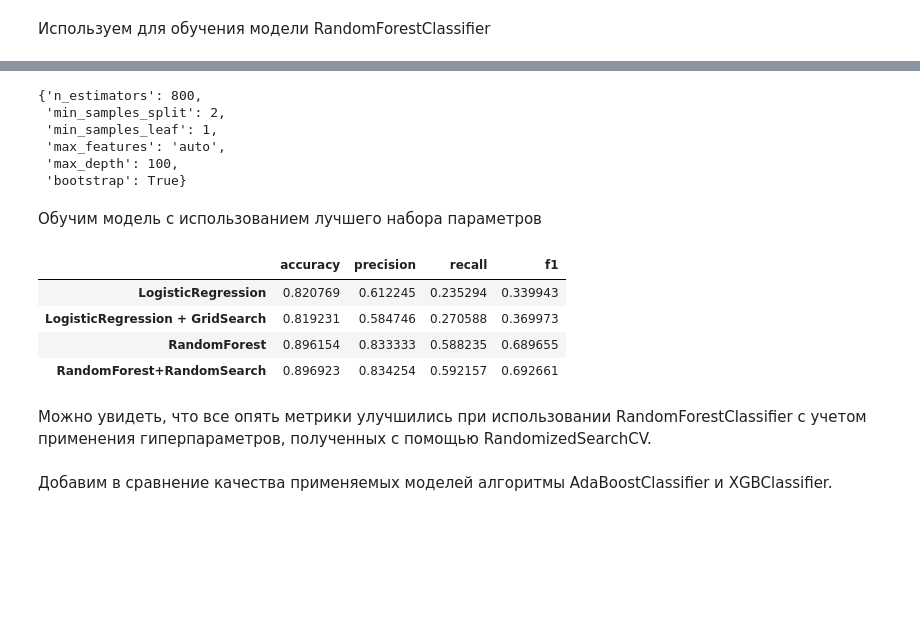
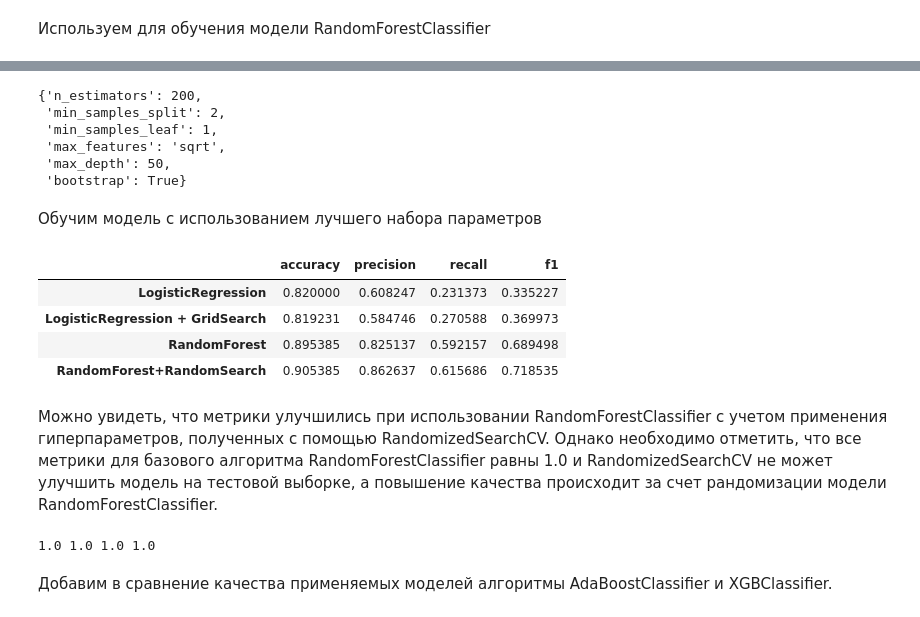
Before and after one commit to Nedolivko/Wine, a Jupyter notebook: Red_wine.ipynb, the cells around one changed output, grey strips where cells are left out. Cells and saved outputs as stored; diff of their text form; code cells hidden in the pictures; blank space fills up the shorter version.

```diff
--- a/Red_wine.ipynb
+++ b/Red_wine.ipynb
@@ -229,8 +229,8 @@ print(f"Количество строк в y_test по классам: {np.binco
 # %%
 # Инициализируем модель и обучим на тренировочной выборке
-clf = LogisticRegression(solver='liblinear', random_state=42)
-clf.fit(X_train, y_train)
-y_pred = clf.predict(X_test)
+clf_log_regr = LogisticRegression(solver='liblinear', random_state=42)
+clf_log_regr.fit(X_train, y_train)
+y_pred = clf_log_regr.predict(X_test)
 
 # Будем записывать метрики каждой модели для дальнейшего сравнения
 data_score = pd.DataFrame([[accuracy_score(y_test,y_pred), precision_score(y_test,y_pred), recall_score(y_test,y_pred), f1_score(y_test,y_pred)]], columns=['accuracy', 'precision', 'recall', 'f1'], index=['LogisticRegression'])
@@ -274,7 +277,7 @@ LogisticRegression(C=3.5938136638046276, max_iter=50, random_state=42,
 # %%
-clf = LogisticRegression(C=3.5938136638046276, max_iter=50, random_state=42, solver='newton-cg')
-clf.fit(X_train, y_train)
-y_pred = clf.predict(X_test)
+clf_log_regr_search = LogisticRegression(C=3.5938136638046276, max_iter=50, random_state=42, solver='newton-cg')
+clf_log_regr_search.fit(X_train, y_train)
+y_pred = clf_log_regr_search.predict(X_test)
 temp_df = pd.DataFrame([[accuracy_score(y_test,y_pred), precision_score(y_test,y_pred), recall_score(y_test,y_pred), f1_score(y_test,y_pred)]], columns=['accuracy', 'precision', 'recall', 'f1'], index=['LogisticRegression + GridSearch'])
 data_score = data_score.append(temp_df)
 data_score
@@ -285,9 +288,9 @@ data_score
 # %% [markdown]
 Используем для обучения модели RandomForestClassifier
 # %%
-clf = RandomForestClassifier()
-clf.fit(X_train, y_train)
-y_pred = clf.predict(X_test)
+clf_rand_for = RandomForestClassifier()
+clf_rand_for.fit(X_train, y_train)
+y_pred = clf_rand_for.predict(X_test)
 temp_df = pd.DataFrame([[accuracy_score(y_test,y_pred), precision_score(y_test,y_pred), recall_score(y_test,y_pred), f1_score(y_test,y_pred)]], columns=['accuracy', 'precision', 'recall', 'f1'], index=['RandomForest'])
 data_score = data_score.append(temp_df)
 # %%
@@ -335,29 +380,35 @@ RandomizedSearchCV(cv=3, estimator=RandomForestClassifier(), n_iter=100,
 # %%
 random_search.best_params_
 # %% [output]
-{'n_estimators': 800,
+{'n_estimators': 200,
  'min_samples_split': 2,
  'min_samples_leaf': 1,
- 'max_features': 'auto',
- 'max_depth': 100,
+ 'max_features': 'sqrt',
+ 'max_depth': 50,
  'bootstrap': True}
 # %% [markdown]
 Обучим модель с использованием лучшего набора параметров
 # %%
-clf = RandomForestClassifier(n_estimators=1400, min_samples_split=2,min_samples_leaf=1,max_features= 'auto', max_depth= 100, bootstrap=True)
-clf.fit(X_train, y_train)
-y_pred = clf.predict(X_test)
+clf_rand_for_search = RandomForestClassifier(n_estimators=200, min_samples_split=2, min_samples_leaf=1, max_features='sqrt', max_depth=50, bootstrap=True)
+clf_rand_for_search.fit(X_train, y_train)
+y_pred = clf_rand_for_search.predict(X_test)
 temp_df = pd.DataFrame([[accuracy_score(y_test,y_pred), precision_score(y_test,y_pred), recall_score(y_test,y_pred), f1_score(y_test,y_pred)]], columns=['accuracy', 'precision', 'recall', 'f1'], index=['RandomForest+RandomSearch'])
 data_score = data_score.append(temp_df)
 data_score
 # %% [output]
 |  | accuracy | precision | recall | f1 |
-| LogisticRegression | 0.820769 | 0.612245 | 0.235294 | 0.339943 |
+| LogisticRegression | 0.820000 | 0.608247 | 0.231373 | 0.335227 |
 | LogisticRegression + GridSearch | 0.819231 | 0.584746 | 0.270588 | 0.369973 |
-| RandomForest | 0.896154 | 0.833333 | 0.588235 | 0.689655 |
-| RandomForest+RandomSearch | 0.896923 | 0.834254 | 0.592157 | 0.692661 |
+| RandomForest | 0.895385 | 0.825137 | 0.592157 | 0.689498 |
+| RandomForest+RandomSearch | 0.905385 | 0.862637 | 0.615686 | 0.718535 |
 # %% [markdown]
-Можно увидеть, что все опять метрики улучшились при использовании RandomForestClassifier с учетом применения гиперпараметров, полученных с помощью RandomizedSearchCV.
+Можно увидеть, что метрики улучшились при использовании RandomForestClassifier с учетом применения гиперпараметров, полученных с помощью RandomizedSearchCV.
+Однако необходимо отметить, что все метрики для базового алгоритма RandomForestClassifier равны 1.0 и RandomizedSearchCV не может улучшить модель на тестовой выборке, а повышение качества происходит за счет рандомизации модели RandomForestClassifier.
+# %%
+y_pred_rand_for = clf_rand_for.predict(X_train)
+print(accuracy_score(y_train,y_pred_rand_for), precision_score(y_train,y_pred_rand_for), recall_score(y_train,y_pred_rand_for), f1_score(y_train,y_pred_rand_for))
+# %% [output]
+1.0 1.0 1.0 1.0
 # %% [markdown]
 Добавим в сравнение качества применяемых моделей  алгоритмы AdaBoostClassifier и XGBClassifier.
 # %% [markdown]
```
Also changed, not shown: parts of 13 cells of this notebook.
